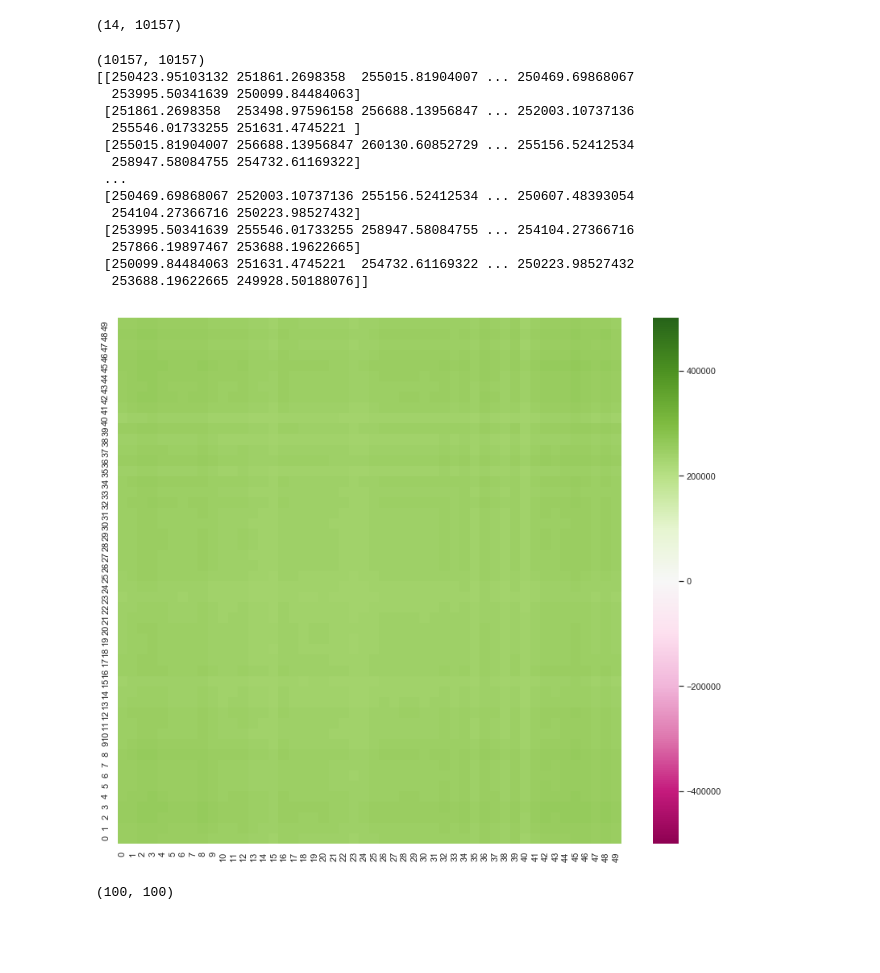
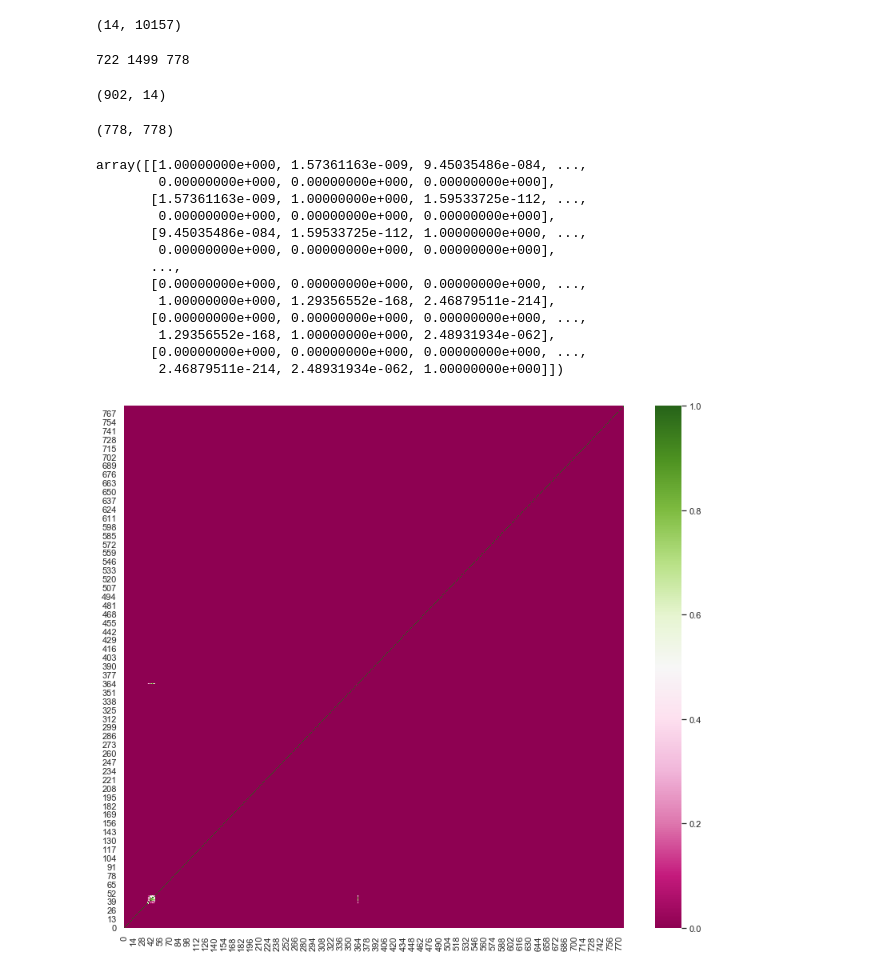
Before and after one commit to mau5Kol/Rhyme-Detection, a Jupyter notebook: src/quantify_test.ipynb, the cells around one changed output. Cells and saved outputs as stored; diff of their text form; code cells hidden in the pictures; blank space fills up the shorter version.

```diff
--- a/src/quantify_test.ipynb
+++ b/src/quantify_test.ipynb
@@ -647,30 +735,50 @@ mfcc_feature.shape
+# %%
+idx1 = 1
+idx2 = 26
+t1 = float(aligned_timestamp[idx1 * sample_interval])
+t2 = float(aligned_timestamp[idx2 * sample_interval])
+resolution = hop_len / 44100
+start_frame = math.floor(t1 / resolution)
+end_frame = math.floor(t2 / resolution)
+frame_num = end_frame - start_frame + 1
+print(start_frame, end_frame, frame_num)
+# %% [output]
+722 1499 778
+# %%
+sub_mfcc = sub_mfcc.T
+sub_mfcc.shape
+# %% [output]
+(902, 14)
+# %%
+mfcc_ssm = metrics.pairwise.rbf_kernel(sub_mfcc)
+mfcc_ssm.shape
+# %% [output]
+(778, 778)
 # %%
 def plot_mfcc_SSM(mfcc):
     '''
         Plot the mfcc SSM
     '''
-    mfcc_SSM = compute_SM_dot(mfcc, mfcc)
-    print(mfcc_SSM.shape)
-    sub_mfcc_ssm = mfcc_SSM[50:100,50:100]
-    print(sub_mfcc_ssm)
-    ax = sns.heatmap(sub_mfcc_ssm, vmin=-500000, vmax=500000, cmap='PiYG')
+    ax = sns.heatmap(mfcc, cmap='PiYG')
     ax.invert_yaxis()
     sns.set(rc={'figure.figsize':(14,12)})
+# %%
+mfcc_ssm
+# %% [output]
+array([[1.00000000e+000, 1.57361163e-009, 9.45035486e-084, ...,
+        0.00000000e+000, 0.00000000e+000, 0.00000000e+000],
+       [1.57361163e-009, 1.00000000e+000, 1.59533725e-112, ...,
+        0.00000000e+000, 0.00000000e+000, 0.00000000e+000],
+       [9.45035486e-084, 1.59533725e-112, 1.00000000e+000, ...,
+        0.00000000e+000, 0.00000000e+000, 0.00000000e+000],
+       ...,
+       [0.00000000e+000, 0.00000000e+000, 0.00000000e+000, ...,
+        1.00000000e+000, 1.29356552e-168, 2.46879511e-214],
+       [0.00000000e+000, 0.00000000e+000, 0.00000000e+000, ...,
+        1.29356552e-168, 1.00000000e+000, 2.48931934e-062],
+       [0.00000000e+000, 0.00000000e+000, 0.00000000e+000, ...,
+        2.46879511e-214, 2.48931934e-062, 1.00000000e+000]])
 # %%
-plot_mfcc_SSM(mfcc_feature)
+plot_mfcc_SSM(mfcc_ssm)
 # %% [output]
-(10157, 10157)
-[[250423.95103132 251861.2698358  255015.81904007 ... 250469.69868067
-  253995.50341639 250099.84484063]
- [251861.2698358  253498.97596158 256688.13956847 ... 252003.10737136
-  255546.01733255 251631.4745221 ]
- [255015.81904007 256688.13956847 260130.60852729 ... 255156.52412534
-  258947.58084755 254732.61169322]
- ...
- [250469.69868067 252003.10737136 255156.52412534 ... 250607.48393054
-  254104.27366716 250223.98527432]
- [253995.50341639 255546.01733255 258947.58084755 ... 254104.27366716
-  257866.19897467 253688.19622665]
- [250099.84484063 251631.4745221  254732.61169322 ... 250223.98527432
-  253688.19622665 249928.50188076]]
-[figure, old version]
+[figure, new version]
@@ -691,6 +785,2 @@ def get_right_half(SSM):
 # %%
 # find the corresponding indices given certain conditions
-# %%
-phoneme_SSM.shape
-# %% [output]
-(100, 100)
```
Also changed, not shown: parts of 41 cells of this notebook.
